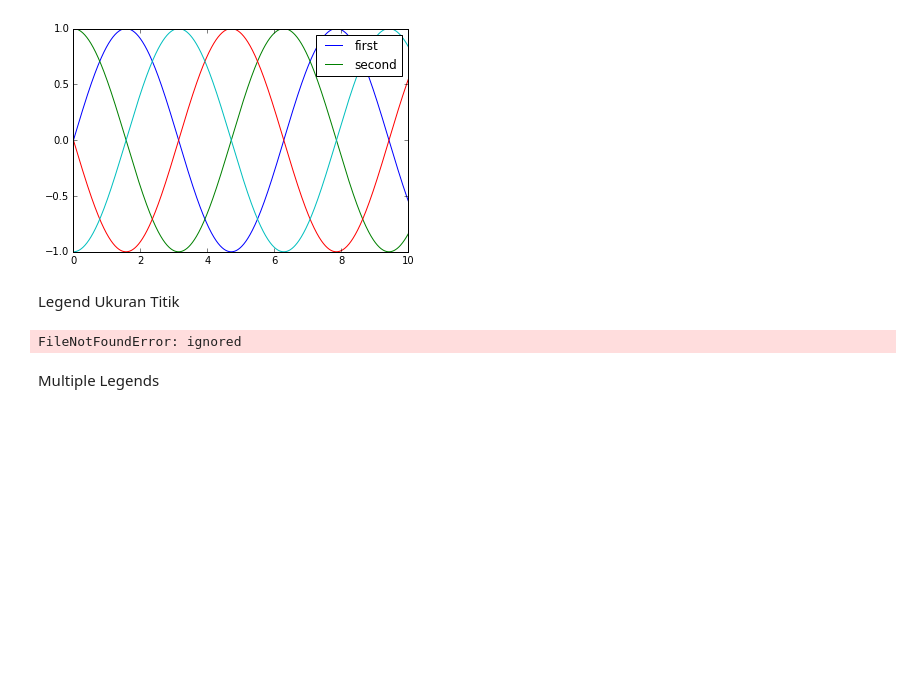
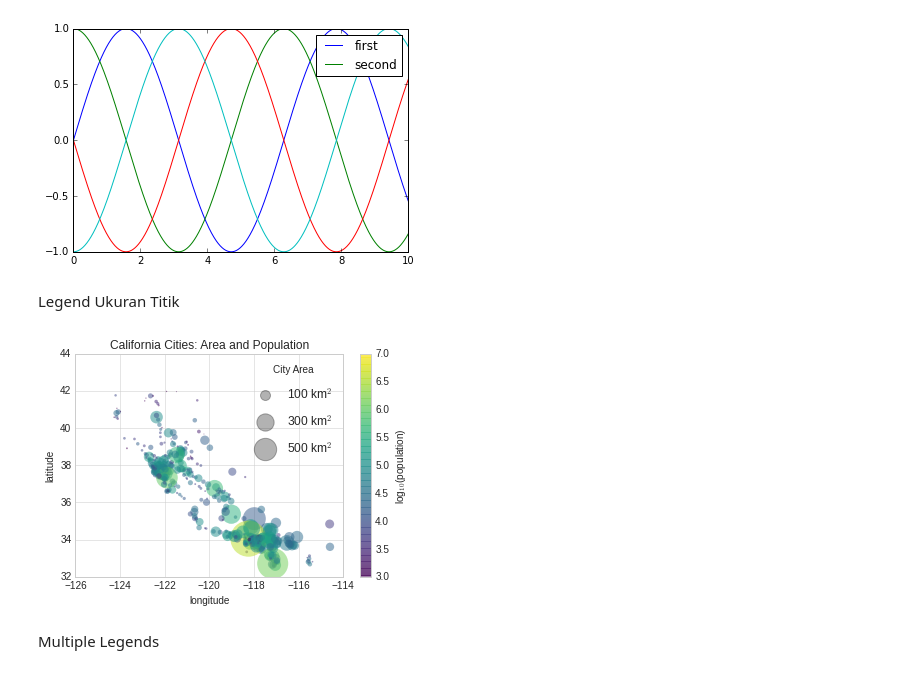
Before and after one commit to BagusSatria123/TeknologiData, a Jupyter notebook: Pertemuan7.ipynb, the cells around one changed output. Drawn from its saved outputs; the diff is of its cells as text; code cells hidden in the pictures; blank space fills up the shorter version.

```diff
--- a/Pertemuan7.ipynb
+++ b/Pertemuan7.ipynb
@@ -381,27 +381,27 @@ plt.legend(lines[:2], ['first', 'second']);
 Legend Ukuran Titik
 # %%
 import pandas as pd
-cities = pd.read_csv('drive/MyDrive/VMP/data/california_cities.csv')
+cities = pd.read_csv('drive/MyDrive/TeknologiData/california_cities.csv')
 # Extract the data we're interested in
 lat, lon = cities['latd'], cities['longd']
 population, area = cities['population_total'], cities['area_total_km2']
 # Scatter the points, using size and color but no label
 plt.scatter(lon, lat, label=None,
 c=np.log10(population), cmap='viridis',
 s=area, linewidth=0, alpha=0.5)
 plt.axis(aspect='equal')
 plt.xlabel('longitude')
 plt.ylabel('latitude')
 plt.colorbar(label='log$_{10}$(population)')
 plt.clim(3, 7)
 # Here we create a legend:
 # we'll plot empty lists with the desired size and label
 for area in [100, 300, 500]:
  plt.scatter([], [], c='k', alpha=0.3, s=area, label=str(area) + ' km$^2$')
 plt.legend(scatterpoints=1, frameon=False, labelspacing=1, title='City Area')
 plt.title('California Cities: Area and Population');
 # %% [output]
-FileNotFoundError: ignored
+[figure, added]
 # %% [markdown]
 Multiple Legends
 # %%
```
